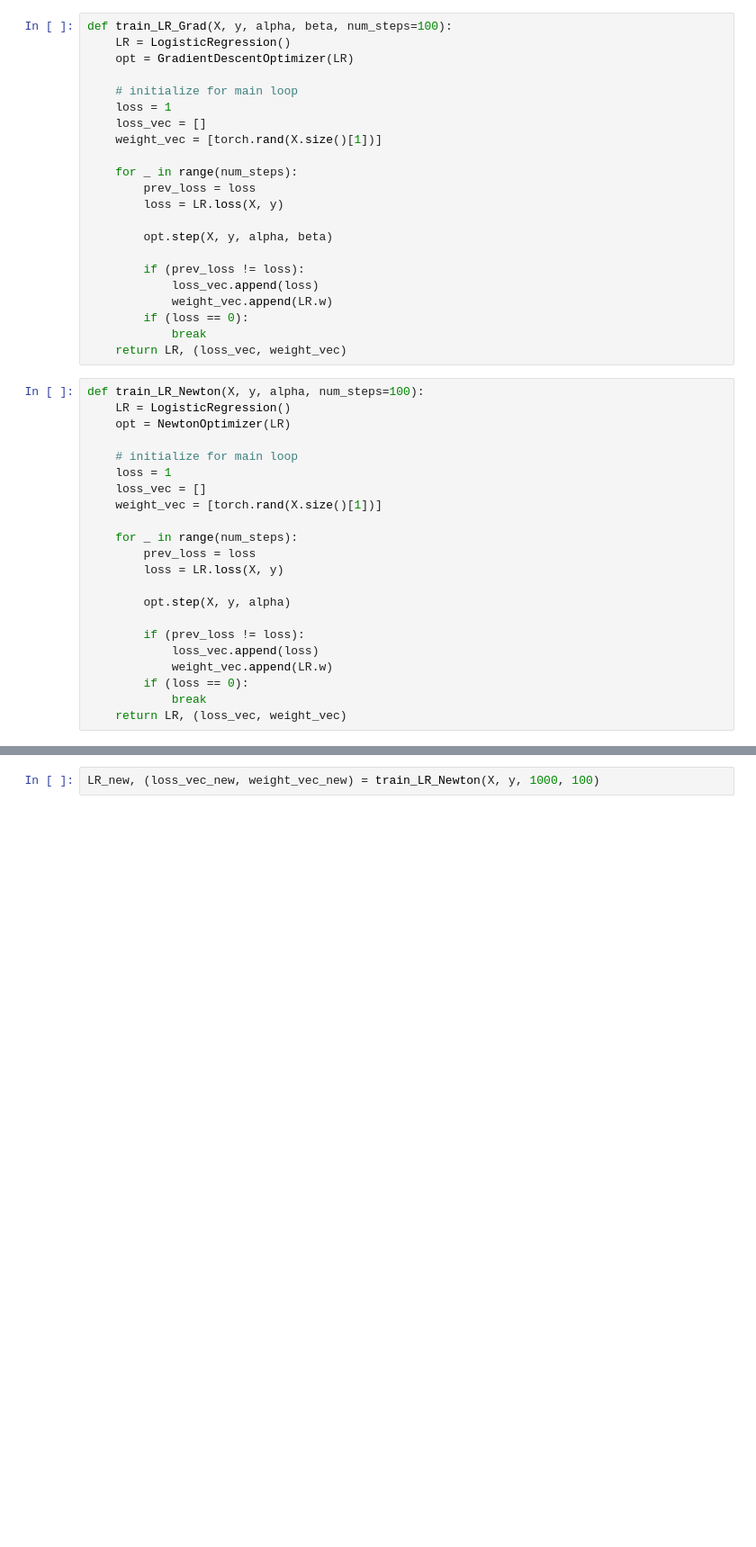
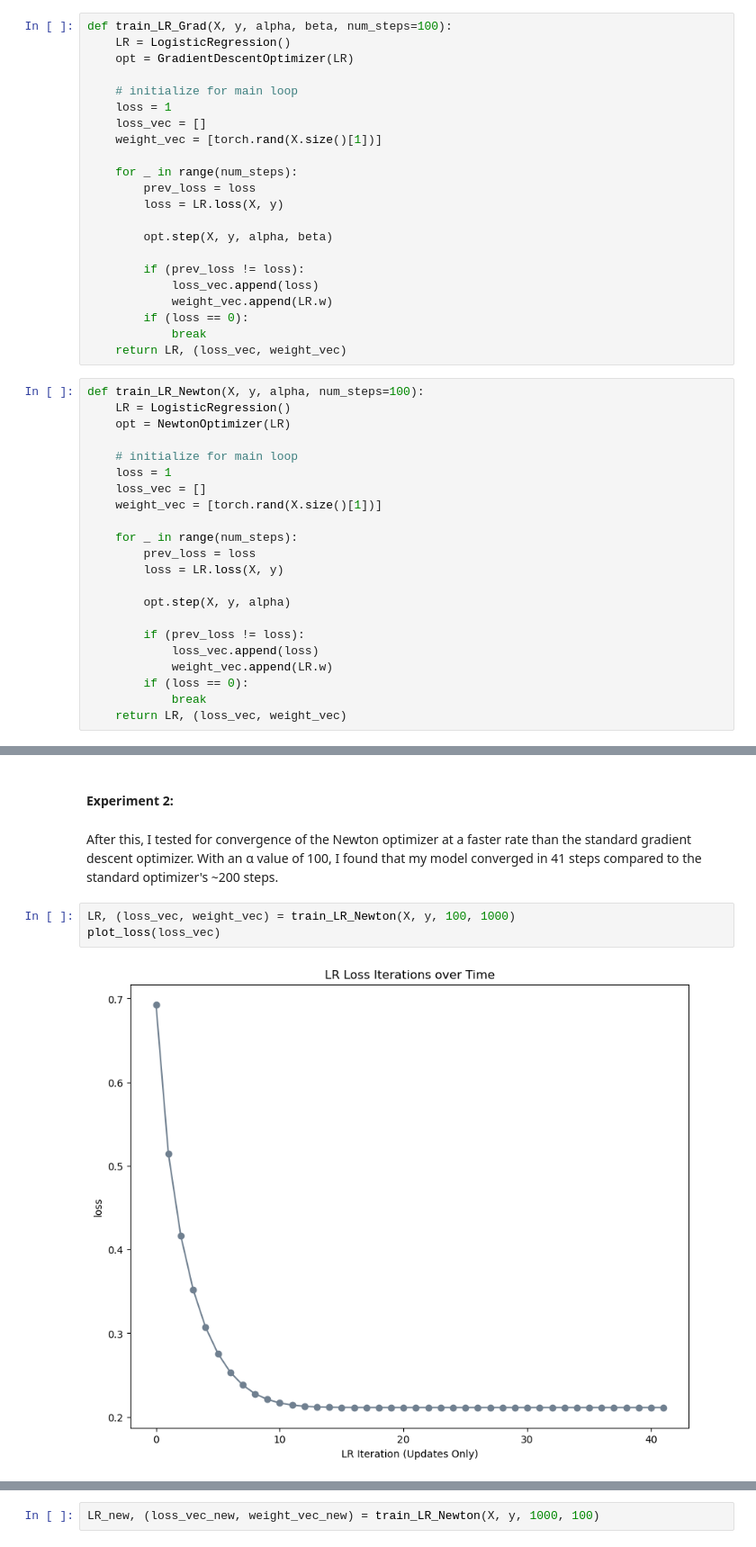
Before and after one commit to jblake05/ml-0451, a Jupyter notebook: posts/newton-optimizer/index.ipynb, the cells around one changed output, grey strips where cells are left out. Shown: that part at 90% size. Cells and saved outputs as stored; diff of their text form; blank space fills up the shorter version.

```diff
--- a/posts/newton-optimizer/index.ipynb
+++ b/posts/newton-optimizer/index.ipynb
@@ -128,0 +179,9 @@ plot_loss(loss_vec_new)
+# %% [markdown]
+#### Experiment 2:
+# %% [markdown]
+After this, I tested for convergence of the Newton optimizer at a faster rate than the standard gradient descent optimizer. With an α value of 100, I found that my model converged in 41 steps compared to the standard optimizer's ~200 steps.
+# %%
+LR, (loss_vec, weight_vec) = train_LR_Newton(X, y, 100, 1000)
+plot_loss(loss_vec)
+# %% [output]
+[figure, added]
```
Also changed, not shown: parts of 37 cells of this notebook, 12 other files.
